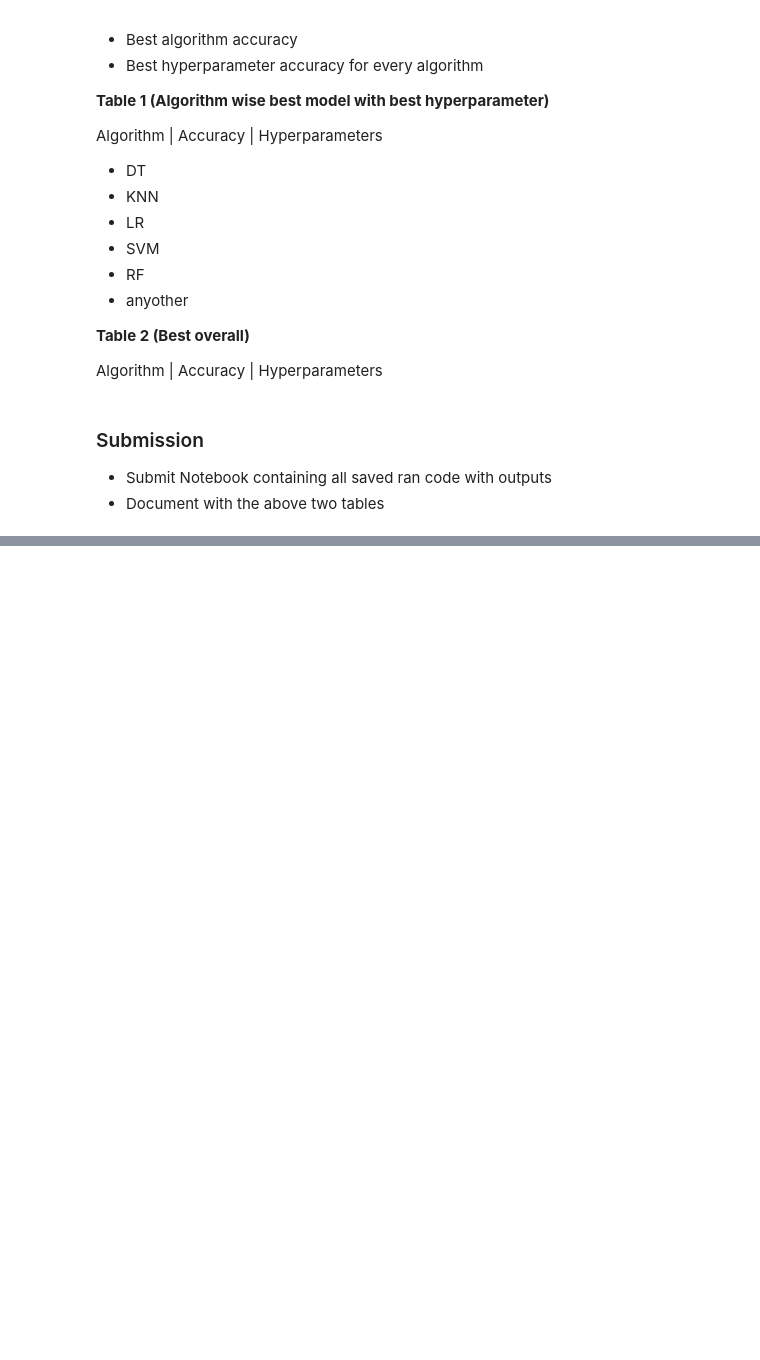
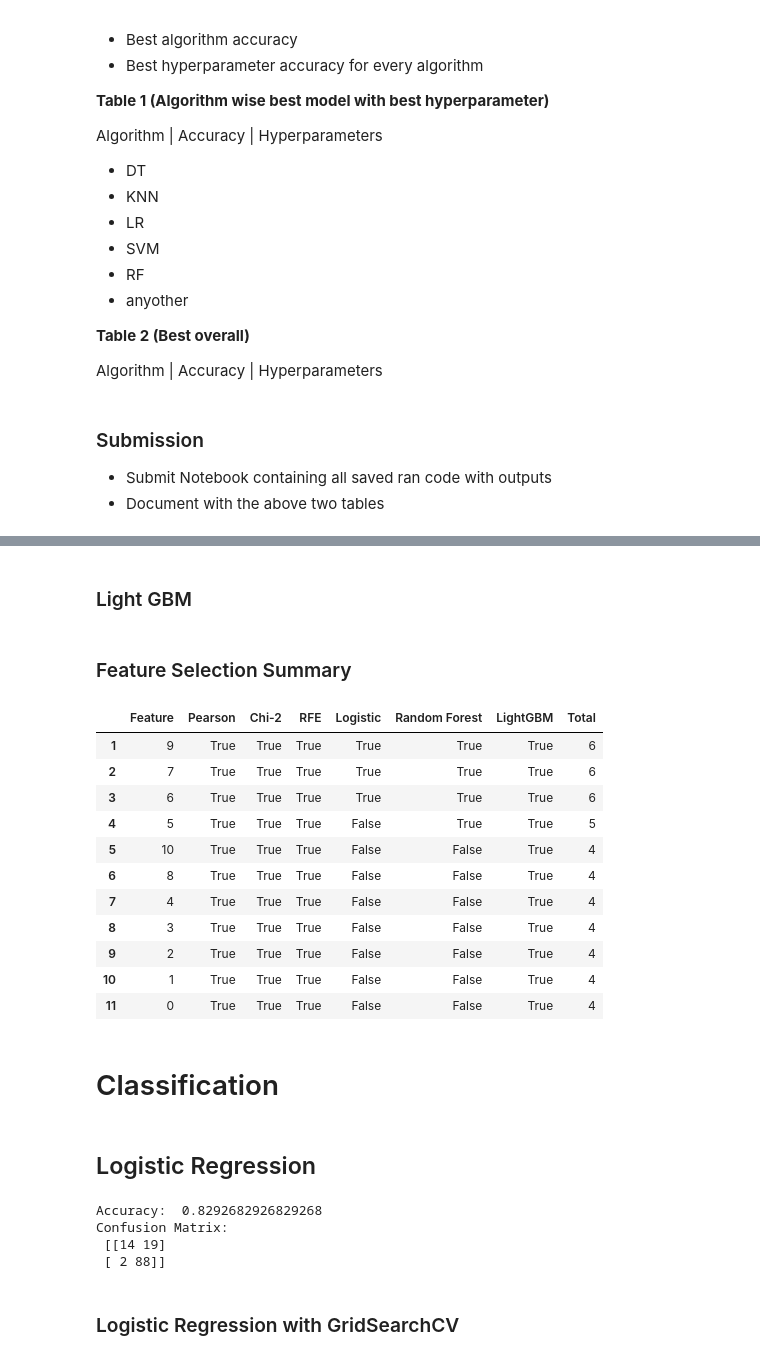
Before and after one commit to Mayureshkn99/ML1, a Jupyter notebook: Tasks/Task 10 - Mayuresh (101429375)/Task10_Benchmark_ML_Algorithms.ipynb, the cells around one changed output, grey strips where cells are left out. Cells and saved outputs as stored; diff of their text form; code cells hidden in the pictures; blank space fills up the shorter version.

```diff
--- a/Tasks/Task 10 - Mayuresh (101429375)/Task10_Benchmark_ML_Algorithms.ipynb
+++ b/Tasks/Task 10 - Mayuresh (101429375)/Task10_Benchmark_ML_Algorithms.ipynb
@@ -131,0 +276,50 @@ dtype: int64
+# %%
+def embedded_rf_selector(X, y, num_feats):
+    rf_selector=SelectFromModel(RandomForestClassifier(n_estimators=100, random_state=0),max_features=num_feats)
+
+    rf_selector.fit(X,y)
+    rf_support=rf_selector.get_support()
+    rf_feature=X.loc[:,rf_support].columns.tolist()
+
+    return rf_support, rf_feature
+# %%
+embeded_rf_support, embeded_rf_feature = embedded_rf_selector(X, y, num_feats)
+# %% [markdown]
+### Light GBM
+# %%
+def embedded_lgbm_selector(X, y, num_feats):
+    lgbc=LGBMClassifier(n_estimators=500,learning_rate=.05,num_leaves=32,colsample_bytree=.2,
+                       reg_alpha=3,reg_lambda=1,min_split_gain=.01,min_child_weight=40, random_state=0)
+    lgb_selector=SelectFromModel(lgbc,max_features=num_feats)
+    lgb_selector.fit(X,y)
+    lgb_support=lgb_selector.get_support()
+    lgb_feature=X.loc[:,lgb_support].columns.tolist()
+    return lgb_support, lgb_feature
+# %%
+embeded_lgbm_support, embeded_lgbm_feature = embedded_lgbm_selector(X, y, num_feats)
+# %% [markdown]
+### Feature Selection Summary
+# %%
+feature_selection_df = pd.DataFrame({'Feature':feature_name, 'Pearson':cor_support, 'Chi-2':chi_support, 'RFE':rfe_support, 'Logistic':embedded_lr_support,
+                                    'Random Forest':embeded_rf_support, 'LightGBM':embeded_lgbm_support})
+# count the selected times for each feature
+feature_selection_df['Total'] = np.sum(feature_selection_df.iloc[:,1:], axis=1)
+# display the top 100
+feature_selection_df = feature_selection_df.sort_values(['Total','Feature'] , ascending=False)
+feature_selection_df.index = range(1, len(feature_selection_df)+1)
+feature_selection_df.head(num_feats)
+# %% [output]
+|  | Feature | Pearson | Chi-2 | RFE | Logistic | Random Forest | LightGBM | Total |
+| 1 | 9 | True | True | True | True | True | True | 6 |
+| 2 | 7 | True | True | True | True | True | True | 6 |
+| 3 | 6 | True | True | True | True | True | True | 6 |
+| 4 | 5 | True | True | True | False | True | True | 5 |
+| 5 | 10 | True | True | True | False | False | True | 4 |
+| 6 | 8 | True | True | True | False | False | True | 4 |
+| 7 | 4 | True | True | True | False | False | True | 4 |
+| 8 | 3 | True | True | True | False | False | True | 4 |
+| 9 | 2 | True | True | True | False | False | True | 4 |
+| 10 | 1 | True | True | True | False | False | True | 4 |
+| 11 | 0 | True | True | True | False | False | True | 4 |
+# %% [markdown]
+# Classification
@@ -131,0 +330,22 @@ dtype: int64
+# %% [markdown]
+## Logistic Regression
+# %%
+# Defining and Training the logistic Regression Model
+lr_model = LogisticRegression(random_state=0)
+lr_model.fit(X_train, y_train)
+
+# Testing the Logistic Regression Model
+lr_predictions = lr_model.predict(X_test)
+lr_score = lr_model.score(X_test, y_test)
+print("Accuracy: ", lr_score)
+
+# Confusion Matrix
+lr_cm = confusion_matrix(y_test,lr_predictions)
+print("Confusion Matrix:\n", lr_cm)
+# %% [output]
+Accuracy:  0.8292682926829268
+Confusion Matrix:
+ [[14 19]
+ [ 2 88]]
+# %% [markdown]
+### Logistic Regression with GridSearchCV
```
Also changed, not shown: parts of 72 cells of this notebook, 1 other file.
